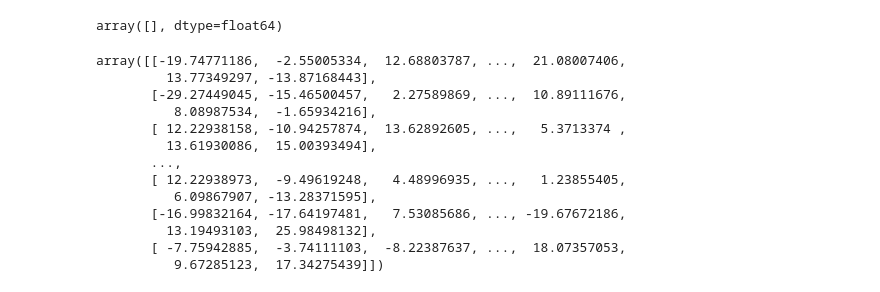
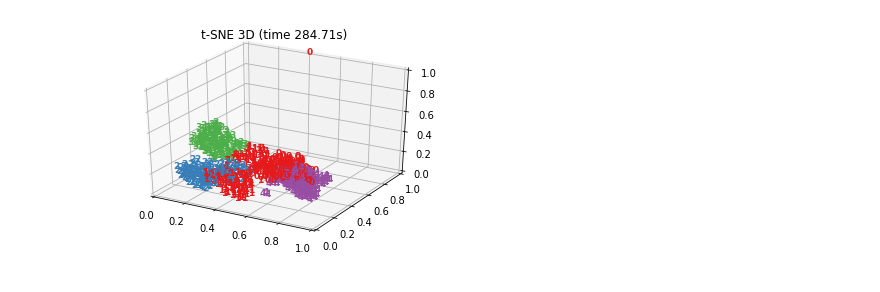
Before and after one commit to orpheus92/DSSI, a Jupyter notebook: Tsne.ipynb, the cells around one changed output. Cells and saved outputs as stored; diff of their text form; code cells hidden in the pictures.

Commit message:
Tsne test

```diff
--- a/Tsne.ipynb
+++ b/Tsne.ipynb
@@ -75,23 +82,42 @@ im_data, im_dataf, im_lb = data_load(fd, res, ['dripping', 'jetting', 'wetting',
 im_data.tofile('data/img'+str(res)+'.bin')
 im_dataf.tofile('data/imgf'+str(res)+'.bin')
 im_lb.tofile('data/label.bin')
-# %%
-im_dataf[np.isinf(im_dataf)]
-# %% [output]
-array([], dtype=float64)
-# %%
-im_dataf
-# %% [output]
-array([[-19.74771186,  -2.55005334,  12.68803787, ...,  21.08007406,
-         13.77349297, -13.87168443],
-       [-29.27449045, -15.46500457,   2.27589869, ...,  10.89111676,
-          8.08987534,  -1.65934216],
-       [ 12.22938158, -10.94257874,  13.62892605, ...,   5.3713374 ,
-         13.61930086,  15.00393494],
-       ...,
-       [ 12.22938973,  -9.49619248,   4.48996935, ...,   1.23855405,
-          6.09867907, -13.28371595],
-       [-16.99832164, -17.64197481,   7.53085686, ..., -19.67672186,
-         13.19493103,  25.98498132],
-       [ -7.75942885,  -3.74111103,  -8.22387637, ...,  18.07357053,
-          9.67285123,  17.34275439]])
+# %%
+# Load Data
+res = 64
+res2 = res*res
+data = np.fromfile('data/img'+str(res)+'.bin',  dtype=np.float32)
+im_data = data.reshape(-1, res2)
+
+data2 = np.fromfile('data/imgf'+str(res)+'.bin',  dtype=np.float32)
+im_dataf = data2.reshape(-1, res2)
+
+# Load Label
+im_lb = np.fromfile('data/label.bin', dtype=np.int32)
+# %%
+#digits = datasets.load_digits(n_class=5)
+X = im_data#digits.data
+y = im_lb#digits.target
+
+tsne = manifold.TSNE(n_components=3, init='pca', random_state=0)
+t0 = time()
+X_tsne = tsne.fit_transform(X)
+#plot_embedding_2d(X_tsne[:,0:2],"t-SNE 2D")
+# %%
+def plot_embedding_3d(X, title=None, colornum = 10):
+    #坐标缩放到[0,1]区间
+    x_min, x_max = np.min(X,axis=0), np.max(X,axis=0)
+    X = (X - x_min) / (x_max - x_min)
+    #降维后的坐标为（X[i, 0], X[i, 1],X[i,2]），在该位置画出对应的digits
+    fig = plt.figure()
+    ax = fig.add_subplot(1, 1, 1, projection='3d')
+    for i in range(X.shape[0]):
+        ax.text(X[i, 0], X[i, 1], X[i,2],str(digits.target[i]),
+                 color=plt.cm.Set1(y[i] / colornum),
+                 fontdict={'weight': 'bold', 'size': 9})
+    if title is not None:
+        plt.title(title)
+# %%
+plot_embedding_3d(X_tsne,"t-SNE 3D (time %.2fs)" %(time() - t0))
+# %% [output]
+[figure, added]
```
Also changed, not shown: parts of 9 cells of this notebook, 2 other files.
